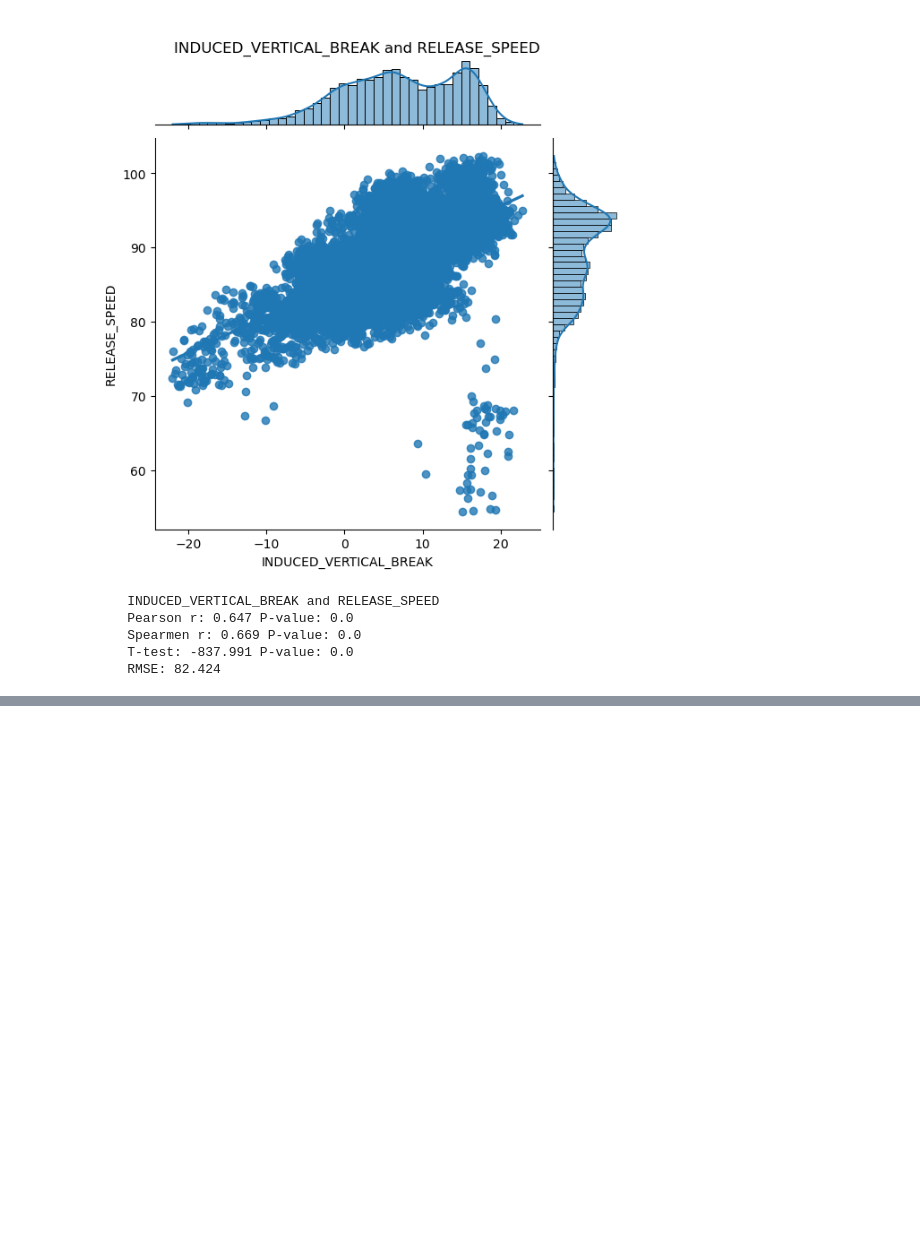
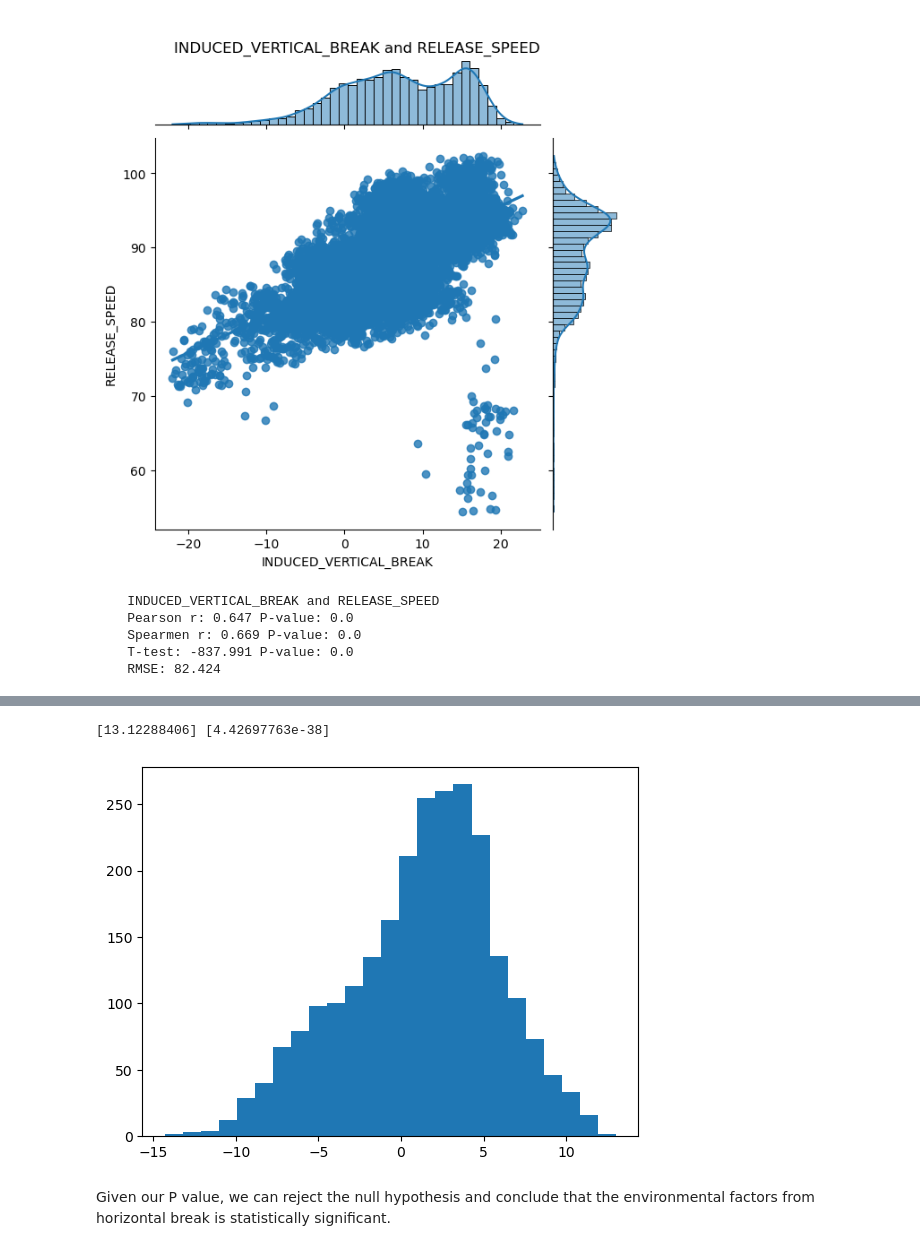
Before and after one commit to DerikVo/Dew-point-and-pitching, a Jupyter notebook: Code/01_EDA.ipynb, the cells around one changed output, grey strips where cells are left out. Saved outputs shown, nothing was run; the diff lists cells and outputs as text; code cells hidden in the pictures; blank space fills up the shorter version.

Commit message:
worked on some linear models, but will need to calculate a binary field for effect of dew point for probabilities

```diff
--- a/Code/01_EDA.ipynb
+++ b/Code/01_EDA.ipynb
@@ -381,0 +411,7 @@ cor_plot('INDUCED_VERTICAL_BREAK', 'RELEASE_SPEED', model_df)
+# %%
+X= df[['RELEASE_SPEED','SPIN_RATE_ABSOLUTE','HORIZONTAL_BREAK', 'VERTICAL_APPROACH_ANGLE', 'RELEASE_HEIGHT']]
+y = df['HORIZONTAL_APPROACH_ANGLE']
+X1_train, X1_test, y1_train, y1_test = train_test_split(X, y, random_state = 42)
+lr1 = LinearRegression()
+lr_angle= lr1.fit(X1_train, y1_train)
+lra =lr_angle.predict(X1_test)
@@ -381,0 +423,7 @@ cor_plot('INDUCED_VERTICAL_BREAK', 'RELEASE_SPEED', model_df)
+# %%
+X= df[['RELEASE_SPEED','SPIN_RATE_ABSOLUTE','HORIZONTAL_APPROACH_ANGLE', 'VERTICAL_APPROACH_ANGLE', 'RELEASE_HEIGHT']]
+y = df['HORIZONTAL_BREAK']
+X2_train, X2_test, y2_train, y2_test = train_test_split(X, y, random_state = 42)
+lr2 = LinearRegression()
+lr_break= lr2.fit(X2_train, y2_train)
+lrb= lr_break.predict(X2_test)
@@ -381,0 +449,4 @@ cor_plot('INDUCED_VERTICAL_BREAK', 'RELEASE_SPEED', model_df)
+# %%
+difference = lra - lrb
+difference_df = pd.DataFrame({'Difference': difference})
+difference_df
@@ -381,0 +467,11 @@ cor_plot('INDUCED_VERTICAL_BREAK', 'RELEASE_SPEED', model_df)
+# %%
+t_stat, p_value = ttest_1samp(difference_df, 0)
+print(t_stat, p_value)
+# %% [output]
+[13.12288406] [4.42697763e-38]
+# %%
+plt.hist(x=difference_df, bins=25);
+# %% [output]
+[figure, added]
+# %% [markdown]
+Given our P value, we can reject the null hypothesis and conclude that the environmental factors from horizontal break is statistically significant.
```
Also changed, not shown: parts of 12 cells of this notebook.
